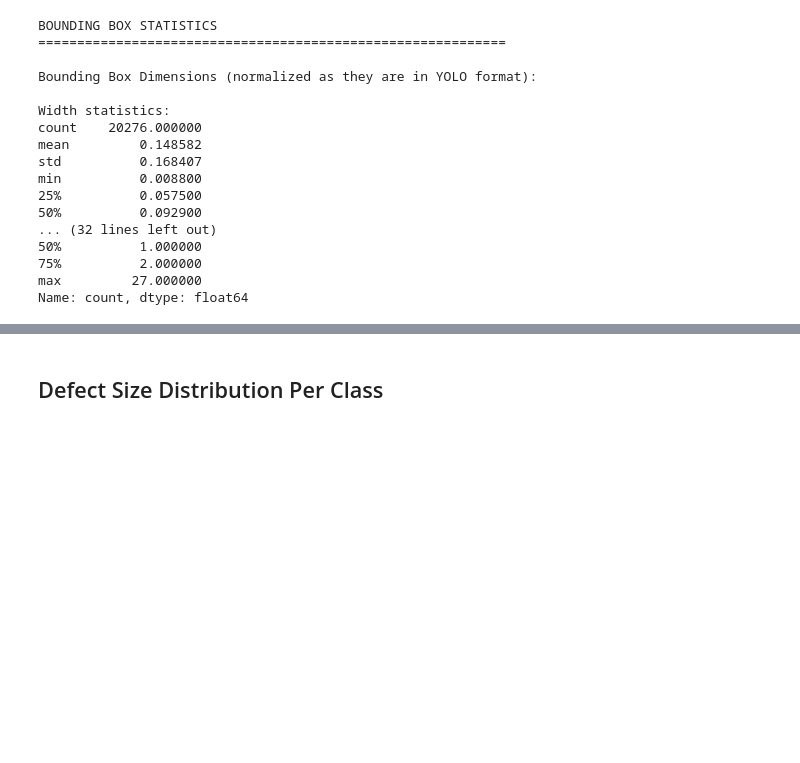
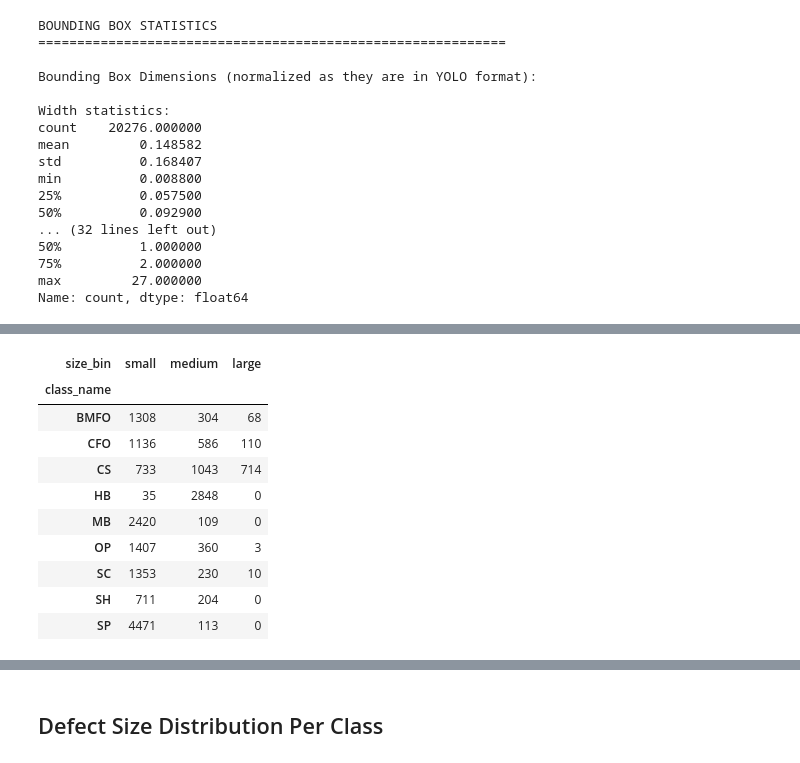
Before and after one commit to MalipieroMattia/ADVCV_final_project, a Jupyter notebook: EDA/EDA_pcb.ipynb, the cells around one changed output, grey strips where cells are left out. Drawn from its saved outputs; the diff is of its cells as text; code cells hidden in the pictures; blank space fills up the shorter version.

```diff
--- a/EDA/EDA_pcb.ipynb
+++ b/EDA/EDA_pcb.ipynb
@@ -350,0 +355,73 @@ Name: count, dtype: float64
+# %%
+# cell for coco size analysis
+ann_dir = Path("../raw_data/Data_COCO/annotations")
+ann_files = {
+    "train": ann_dir / "instances_train2017.json",
+    "val": ann_dir / "instances_val2017.json",
+}
+
+def load_coco_bbox_areas(json_path, split_name):
+    with open(json_path, "r", encoding="utf-8") as f:
+        data = json.load(f)
+
+    cat_map = {c["id"]: c["name"] for c in data["categories"]}
+    rows = []
+
+    for a in data["annotations"]:
+        # COCO bbox format: [x, y, width, height]
+        w, h = float(a["bbox"][2]), float(a["bbox"][3])
+        bbox_area_px = w * h
+
+        rows.append({
+            "split": split_name,
+            "category_id": a["category_id"],
+            "class_name": cat_map.get(a["category_id"], str(a["category_id"])),
+            "bbox_w_px": w,
+            "bbox_h_px": h,
+            "bbox_area_px": bbox_area_px,
+        })
+
+    return pd.DataFrame(rows)
+
+df_all = pd.concat(
+    [load_coco_bbox_areas(p, s) for s, p in ann_files.items() if p.exists()],
+    ignore_index=True
+)
+
+small_thr = 32 * 32
+med_thr = 96 * 96
+
+df_all["size_bin"] = pd.cut(
+    df_all["bbox_area_px"],
+    bins=[-np.inf, small_thr, med_thr, np.inf],
+    labels=["small", "medium", "large"],
+    right=False,
+)
+
+# Overall
+overall = (
+    df_all["size_bin"]
+    .value_counts()
+    .reindex(["small", "medium", "large"])
+    .fillna(0)
+    .astype(int)
+)
+overall_df = pd.DataFrame({
+    "count": overall,
+    "pct": (100 * overall / overall.sum()).round(2)
+})
+print("Overall COCO-size distribution:")
+display(overall_df)
+
+
+# Per class
+per_class = (
+    df_all.groupby(["class_name", "size_bin"])
+    .size()
+    .unstack(fill_value=0)
+    .reindex(columns=["small", "medium", "large"], fill_value=0)
+    .sort_index()
+)
+print("Per-class distribution:")
+display(per_class)
+# %% [output]
@@ -350,0 +435,11 @@ Name: count, dtype: float64
+| size_bin | small | medium | large |
+| class_name |  |  |  |
+| BMFO | 1308 | 304 | 68 |
+| CFO | 1136 | 586 | 110 |
+| CS | 733 | 1043 | 714 |
+| HB | 35 | 2848 | 0 |
+| MB | 2420 | 109 | 0 |
+| OP | 1407 | 360 | 3 |
+| SC | 1353 | 230 | 10 |
+| SH | 711 | 204 | 0 |
+| SP | 4471 | 113 | 0 |
```
Also changed, not shown: parts of 27 cells of this notebook, 18 other files.
